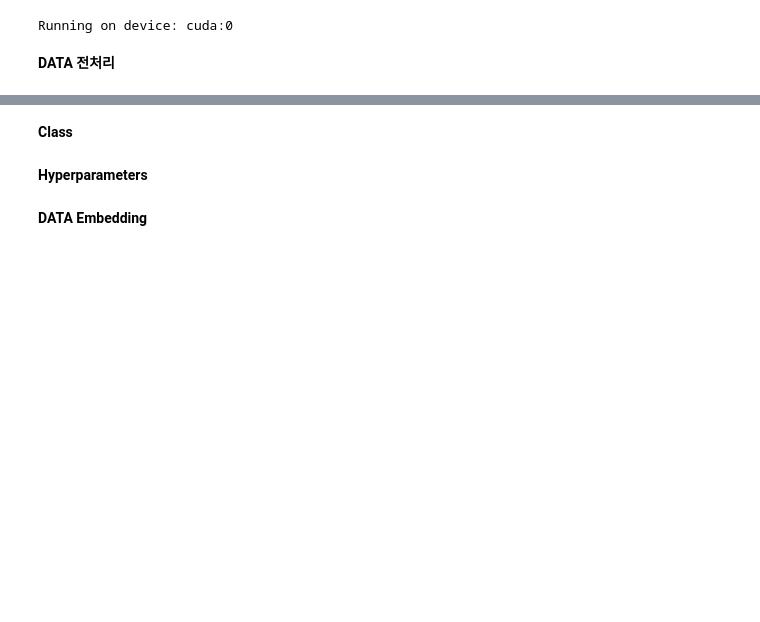
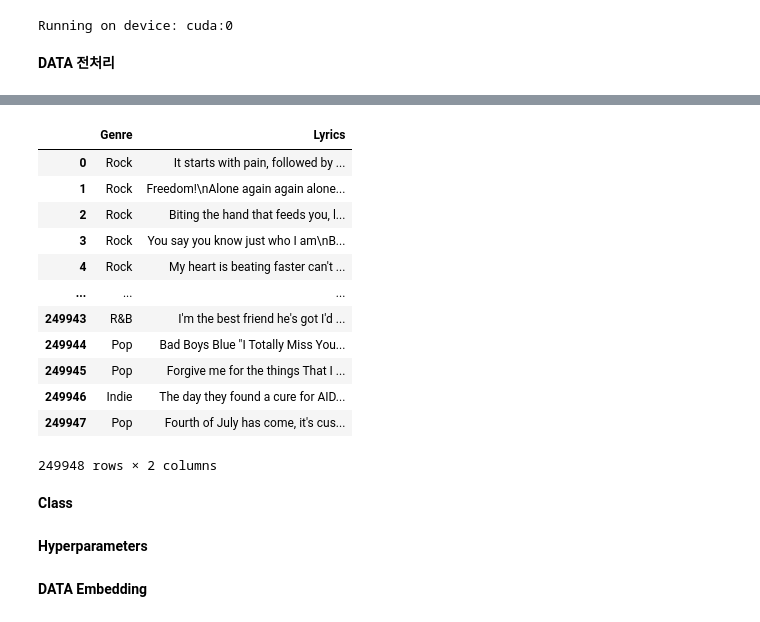
Before and after one commit to Stone-bridge-NLP/GPT-2, a Jupyter notebook: gpt2_embedding.ipynb, the cells around one changed output, grey strips where cells are left out. Saved outputs shown, nothing was run; the diff lists cells and outputs as text; code cells hidden in the pictures; blank space fills up the shorter version.

```diff
--- a/gpt2_embedding.ipynb
+++ b/gpt2_embedding.ipynb
@@ -105,2 +100,20 @@ data.drop_duplicates('Lyrics')
+# %%
+data_drop = data.drop(['Artist', 'Song', 'Language'], axis=1)
+# %%
+data_drop
+# %% [output]
+|  | Genre | Lyrics |
+| 0 | Rock | It starts with pain, followed by ... |
+| 1 | Rock | Freedom!\nAlone again again alone... |
+| 2 | Rock | Biting the hand that feeds you, l... |
+| 3 | Rock | You say you know just who I am\nB... |
+| 4 | Rock | My heart is beating faster can't ... |
+| ... | ... | ... |
+| 249943 | R&B | I'm the best friend he's got I'd ... |
+| 249944 | Pop | Bad Boys Blue "I Totally Miss You... |
+| 249945 | Pop | Forgive me for the things That I ... |
+| 249946 | Indie | The day they found a cure for AID... |
+| 249947 | Pop | Fourth of July has come, it's cus... |
+249948 rows × 2 columns
 # %%
 ## over/under sampling
```
Also changed, not shown: parts of 37 cells of this notebook.
